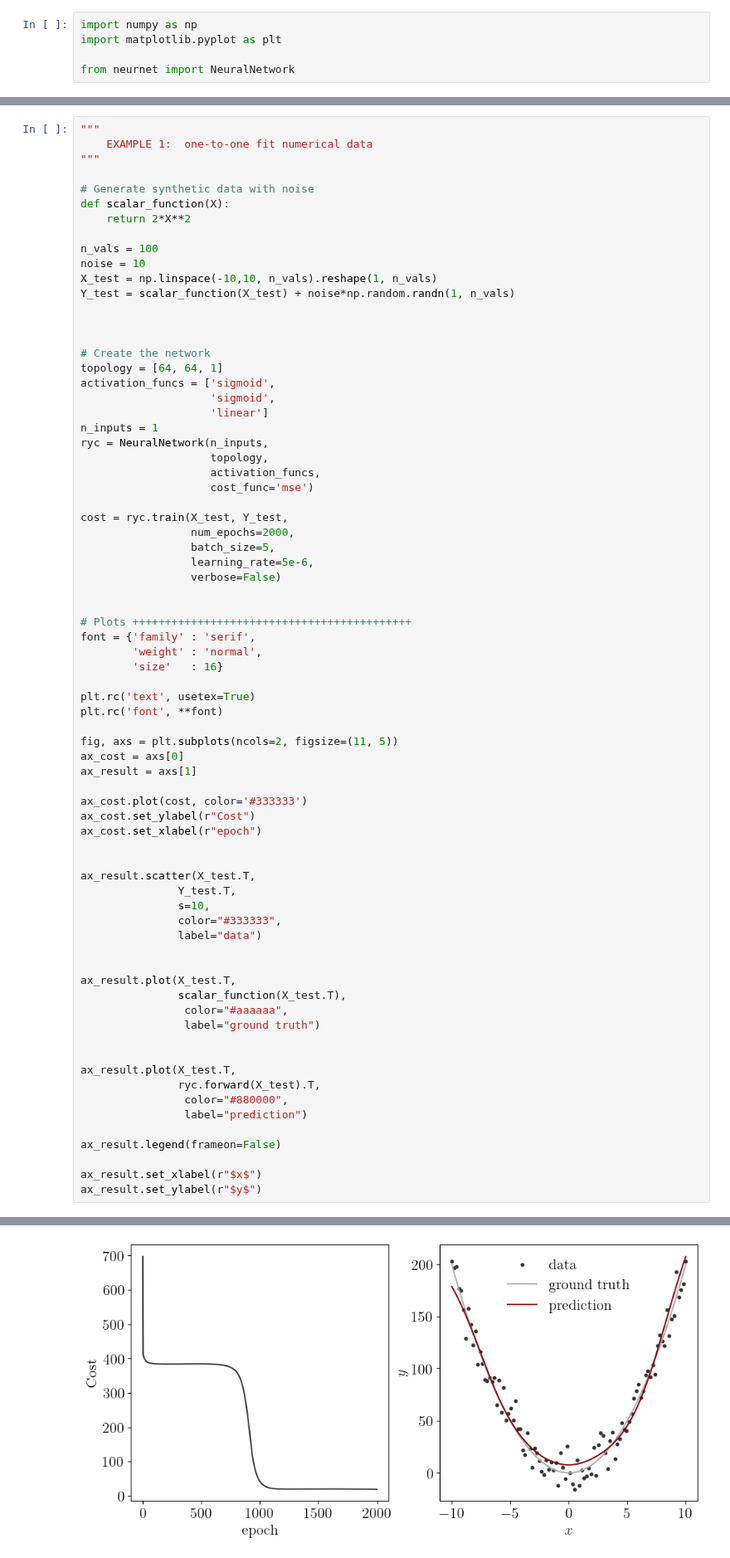
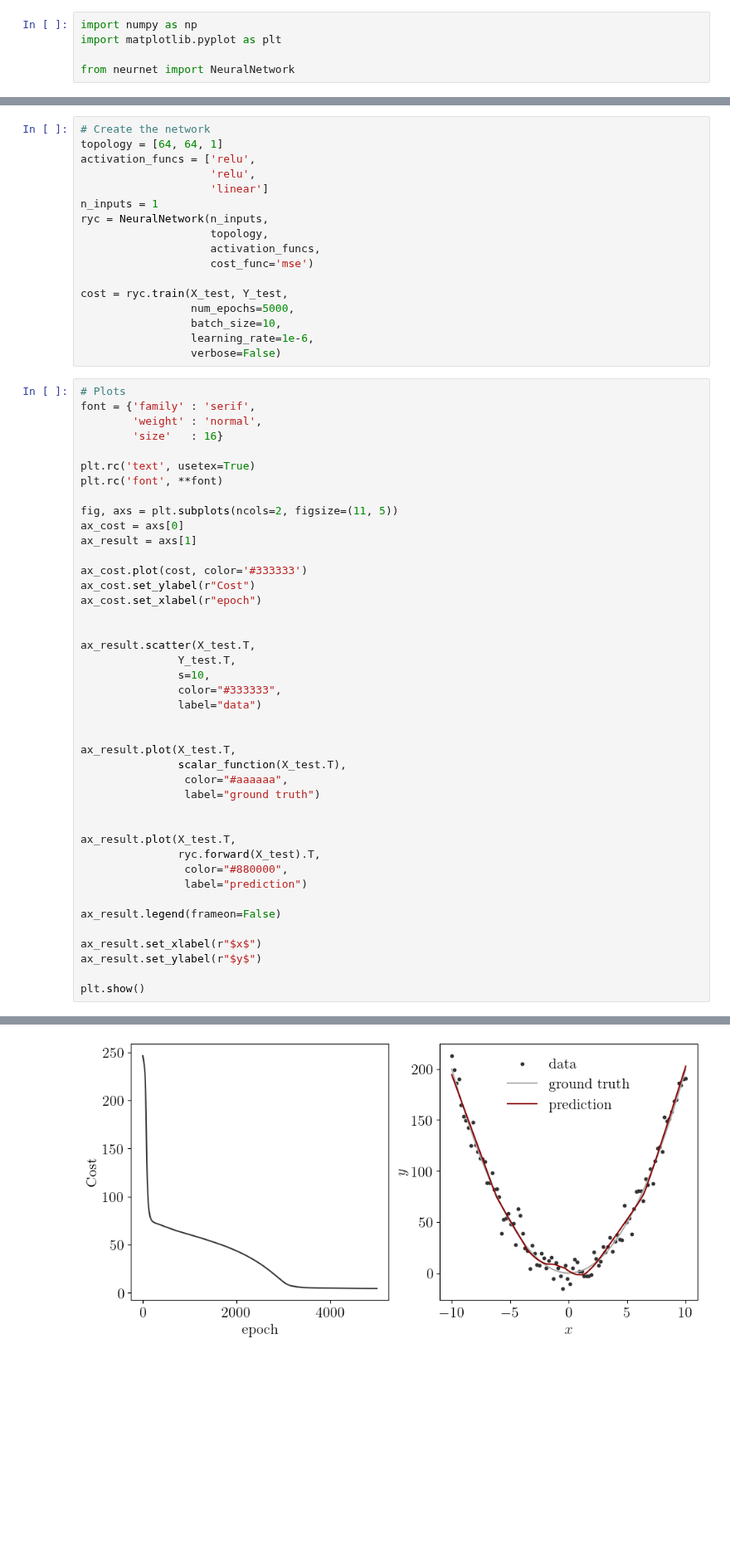
Before and after one commit to pastranacl/IAcobus, a Jupyter notebook: neural_network_scratch.ipynb, the cells around one changed output, grey strips where cells are left out. Shown at 83% size. Saved outputs shown, nothing was run; the diff lists cells and outputs as text; blank space fills up the shorter version.

```diff
--- a/neural_network_scratch.ipynb
+++ b/neural_network_scratch.ipynb
@@ -6,38 +25,22 @@ from neurnet import NeuralNetwork
+# %%
+# Create the network
+topology = [64, 64, 1]
+activation_funcs = ['relu',
+                    'relu',
+                    'linear']
+n_inputs = 1
+ryc = NeuralNetwork(n_inputs,
+                    topology,
+                    activation_funcs,
+                    cost_func='mse')
+
+cost = ryc.train(X_test, Y_test,
+                 num_epochs=5000,
+                 batch_size=10,
+                 learning_rate=1e-6,
+                 verbose=False)
 # %%
-"""
-    EXAMPLE 1:  one-to-one fit numerical data
-"""
-
-# Generate synthetic data with noise
-def scalar_function(X):
-    return 2*X**2
-
-n_vals = 100
-noise = 10
-X_test = np.linspace(-10,10, n_vals).reshape(1, n_vals)
-Y_test = scalar_function(X_test) + noise*np.random.randn(1, n_vals)
-
-
-
-# Create the network
-topology = [64, 64, 1]
-activation_funcs = ['sigmoid',
-                    'sigmoid',
-                    'linear']
-n_inputs = 1
-ryc = NeuralNetwork(n_inputs,
-                    topology,
-                    activation_funcs,
-                    cost_func='mse')
-
-cost = ryc.train(X_test, Y_test,
-                 num_epochs=2000,
-                 batch_size=5,
-                 learning_rate=5e-6,
-                 verbose=False)
-
-
-# Plots +++++++++++++++++++++++++++++++++++++++++++
+# Plots
 font = {'family' : 'serif',
         'weight' : 'normal',
         'size'   : 16}
@@ -76,4 +79,6 @@ ax_result.legend(frameon=False)
 
 ax_result.set_xlabel(r"$x$")
 ax_result.set_ylabel(r"$y$")
+
+plt.show()
 # %% [output]
@@ -81 +85 @@ Text(0, 0.5, '$y$')
-[figure, old version]
+[figure, new version]
```
Also changed, not shown: parts of 8 cells of this notebook, 2 other files.
